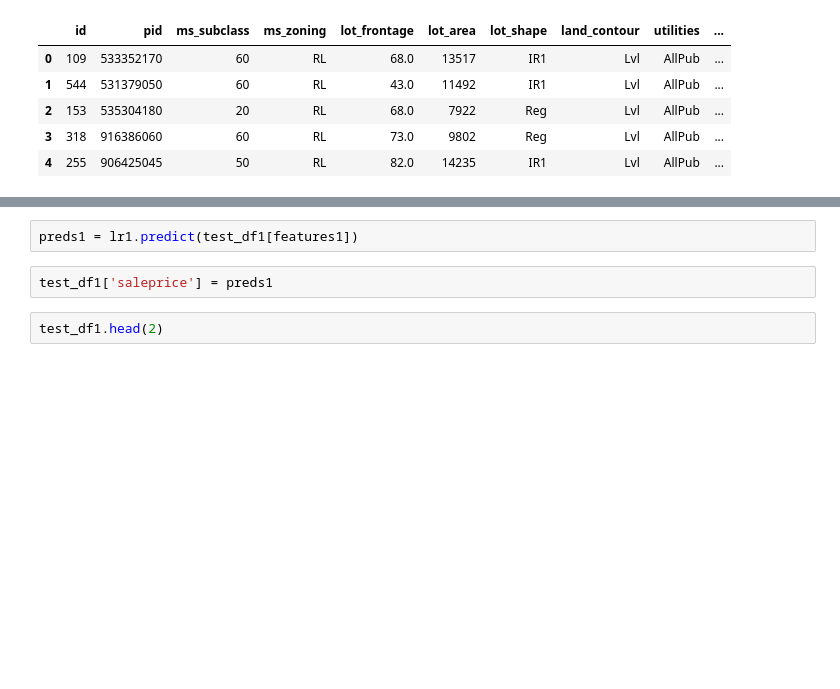
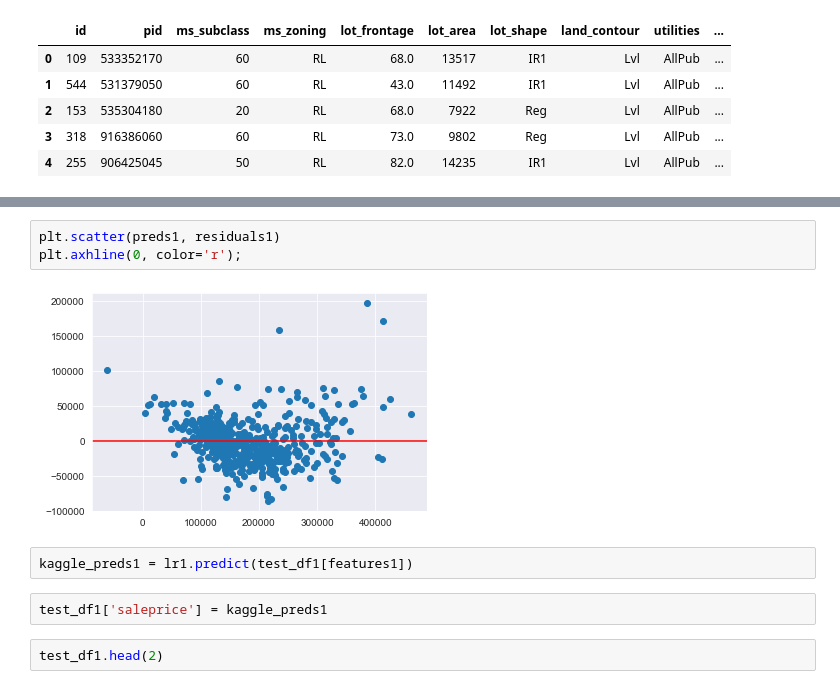
Before and after one commit to ajoneal/ames-iowa-housing-project, a Jupyter notebook: modeling.ipynb, the cells around one changed output, grey strips where cells are left out. Saved outputs shown, nothing was run; the diff lists cells and outputs as text; blank space fills up the shorter version.

```diff
--- a/modeling.ipynb
+++ b/modeling.ipynb
@@ -72,7 +82,12 @@ lr1.score(X_test, y_test)
+# %%
+plt.scatter(preds1, residuals1)
+plt.axhline(0, color='r');
+# %% [output]
+[figure, added]
 # %%
-preds1 = lr1.predict(test_df1[features1])
+kaggle_preds1 = lr1.predict(test_df1[features1])
 # %%
-test_df1['saleprice'] = preds1
+test_df1['saleprice'] = kaggle_preds1
 # %%
 test_df1.head(2)
 # %% [output]
```
Also changed, not shown: parts of 54 cells of this notebook, 9 other files.
